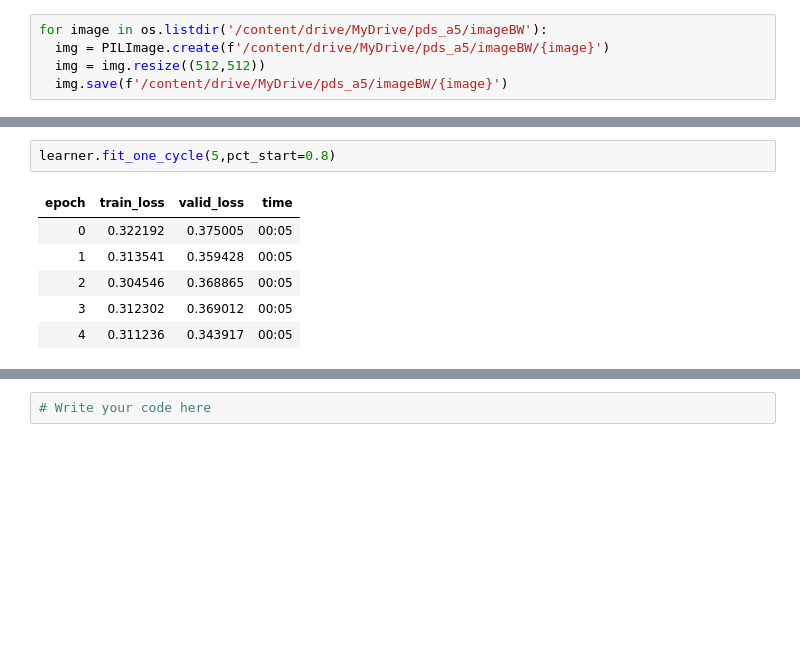
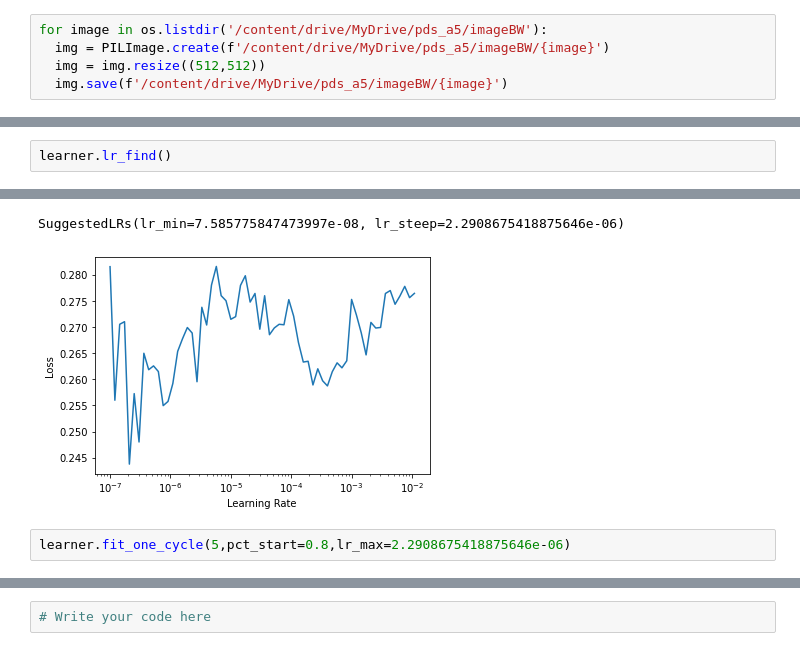
Before and after one commit to pds2021/a5-just1130, a Jupyter notebook: Assignment_5.ipynb, the cells around one changed output, grey strips where cells are left out. Drawn from its saved outputs; the diff is of its cells as text; blank space fills up the shorter version.

```diff
--- a/Assignment_5.ipynb
+++ b/Assignment_5.ipynb
@@ -101,0 +107,3 @@ learner = unet_learner(dl,models.resnet34,loss_func=MSELossFlat())
+# %%
+learner.lr_find()
+# %% [output]
@@ -102,9 +111,4 @@ learner = unet_learner(dl,models.resnet34,loss_func=MSELossFlat())
+SuggestedLRs(lr_min=7.585775847473997e-08, lr_steep=2.2908675418875646e-06)
+[figure, added]
 # %%
-learner.fit_one_cycle(5,pct_start=0.8)
+learner.fit_one_cycle(5,pct_start=0.8,lr_max=2.2908675418875646e-06)
-# %% [output]
-| epoch | train_loss | valid_loss | time |
-| 0 | 0.322192 | 0.375005 | 00:05 |
-| 1 | 0.313541 | 0.359428 | 00:05 |
-| 2 | 0.304546 | 0.368865 | 00:05 |
-| 3 | 0.312302 | 0.369012 | 00:05 |
-| 4 | 0.311236 | 0.343917 | 00:05 |
```
Also changed, not shown: parts of 6 cells of this notebook.
